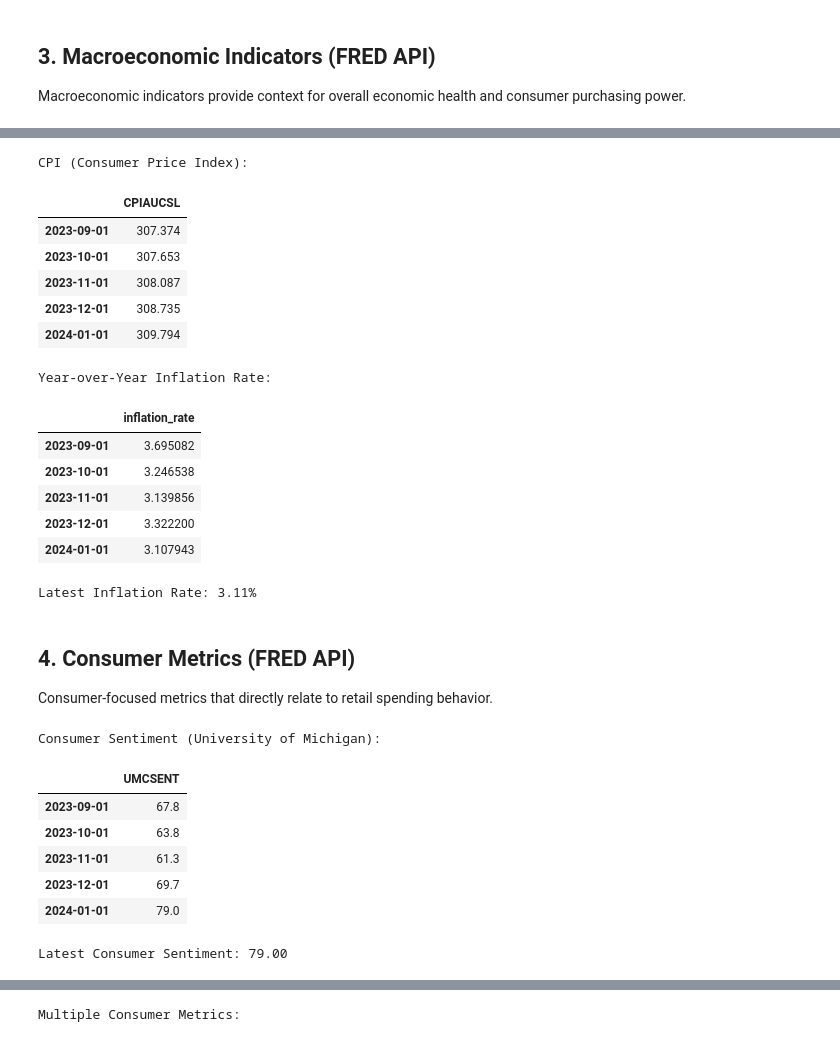
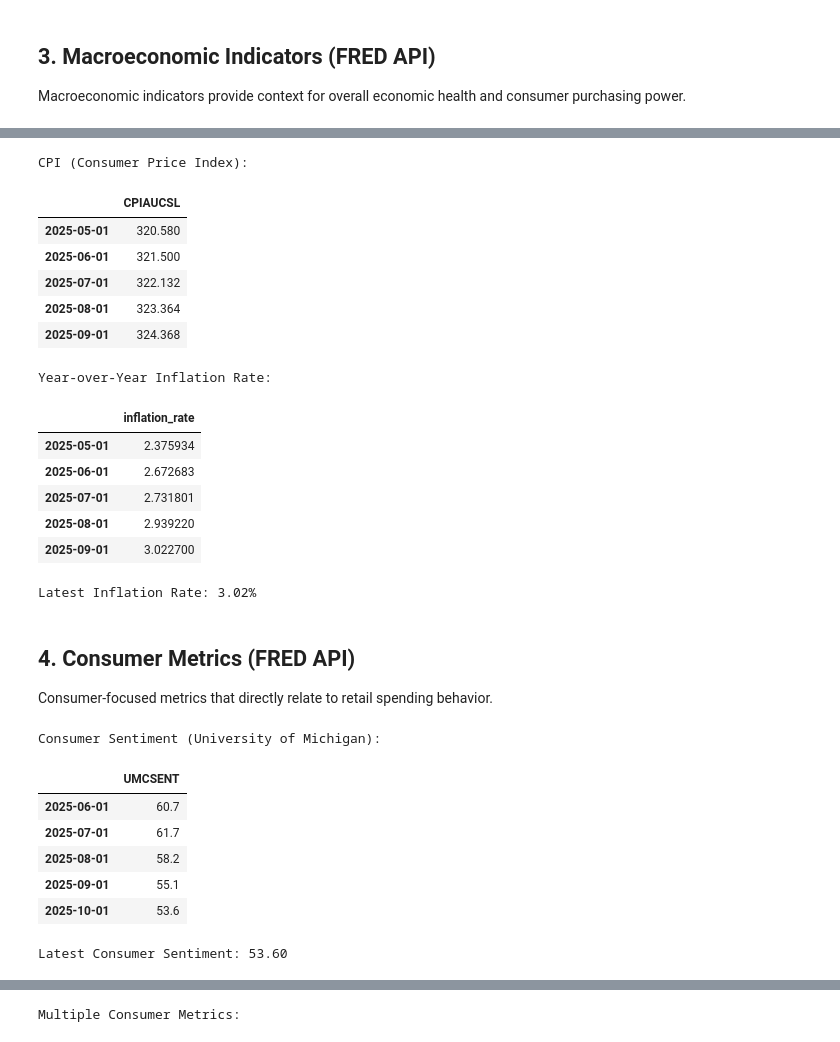
Before and after one commit to azk1r1n/finance_metrics, a Jupyter notebook: src/notebooks/demo.ipynb, the cells around one changed output, grey strips where cells are left out. Saved outputs shown, nothing was run; the diff lists cells and outputs as text; code cells hidden in the pictures.

```diff
--- a/src/notebooks/demo.ipynb
+++ b/src/notebooks/demo.ipynb
@@ -21,3 +18,6 @@ The autoreload extension is already loaded. To reload it, use:
+# %%
+START_DATE = '2023-01-01'
+END_DATE = '2025-12-01'
 # %% [markdown]
 ## 1. Market Indices
 
@@ -240,29 +240,29 @@ Correlation Matrix:
 # %%
 # Fetch CPI and calculate inflation rate
-cpi = macro.get_cpi(start_date="2020-01-01", end_date="2024-01-01")
-inflation = macro.get_inflation_rate(start_date="2020-01-01", end_date="2024-01-01")
+cpi = macro.get_cpi(start_date="2020-01-01", end_date=END_DATE)
+inflation = macro.get_inflation_rate(start_date="2020-01-01", end_date=END_DATE)
 
 print("CPI (Consumer Price Index):")
 display(cpi.tail())
 print("\nYear-over-Year Inflation Rate:")
 display(inflation.tail())
 print(f"\nLatest Inflation Rate: {inflation['inflation_rate'].iloc[-1]:.2f}%")
 # %% [output]
 CPI (Consumer Price Index):
 |  | CPIAUCSL |
-| 2023-09-01 | 307.374 |
-| 2023-10-01 | 307.653 |
-| 2023-11-01 | 308.087 |
-| 2023-12-01 | 308.735 |
-| 2024-01-01 | 309.794 |
+| 2025-05-01 | 320.580 |
+| 2025-06-01 | 321.500 |
+| 2025-07-01 | 322.132 |
+| 2025-08-01 | 323.364 |
+| 2025-09-01 | 324.368 |
 Year-over-Year Inflation Rate:
 |  | inflation_rate |
-| 2023-09-01 | 3.695082 |
-| 2023-10-01 | 3.246538 |
-| 2023-11-01 | 3.139856 |
-| 2023-12-01 | 3.322200 |
-| 2024-01-01 | 3.107943 |
+| 2025-05-01 | 2.375934 |
+| 2025-06-01 | 2.672683 |
+| 2025-07-01 | 2.731801 |
+| 2025-08-01 | 2.939220 |
+| 2025-09-01 | 3.022700 |
-Latest Inflation Rate: 3.11%
+Latest Inflation Rate: 3.02%
 # %% [markdown]
 ## 4. Consumer Metrics (FRED API)
 
@@ -272,18 +272,18 @@ Consumer-focused metrics that directly relate to retail spending behavior.
 consumer = ConsumerMetrics()
 
 # Fetch consumer sentiment
-sentiment = consumer.get_consumer_sentiment(start_date="2020-01-01", end_date="2024-01-01")
+sentiment = consumer.get_consumer_sentiment(start_date="2020-01-01", end_date=END_DATE)
 print("Consumer Sentiment (University of Michigan):")
 display(sentiment.tail())
 print(f"\nLatest Consumer Sentiment: {sentiment.iloc[-1].values[0]:.2f}")
 # %% [output]
 Consumer Sentiment (University of Michigan):
 |  | UMCSENT |
-| 2023-09-01 | 67.8 |
-| 2023-10-01 | 63.8 |
-| 2023-11-01 | 61.3 |
-| 2023-12-01 | 69.7 |
-| 2024-01-01 | 79.0 |
+| 2025-06-01 | 60.7 |
+| 2025-07-01 | 61.7 |
+| 2025-08-01 | 58.2 |
+| 2025-09-01 | 55.1 |
+| 2025-10-01 | 53.6 |
-Latest Consumer Sentiment: 79.00
+Latest Consumer Sentiment: 53.60
 # %%
 # Fetch retail sales and calculate growth rate
```
Also changed, not shown: parts of 11 cells of this notebook, 1 other file.
